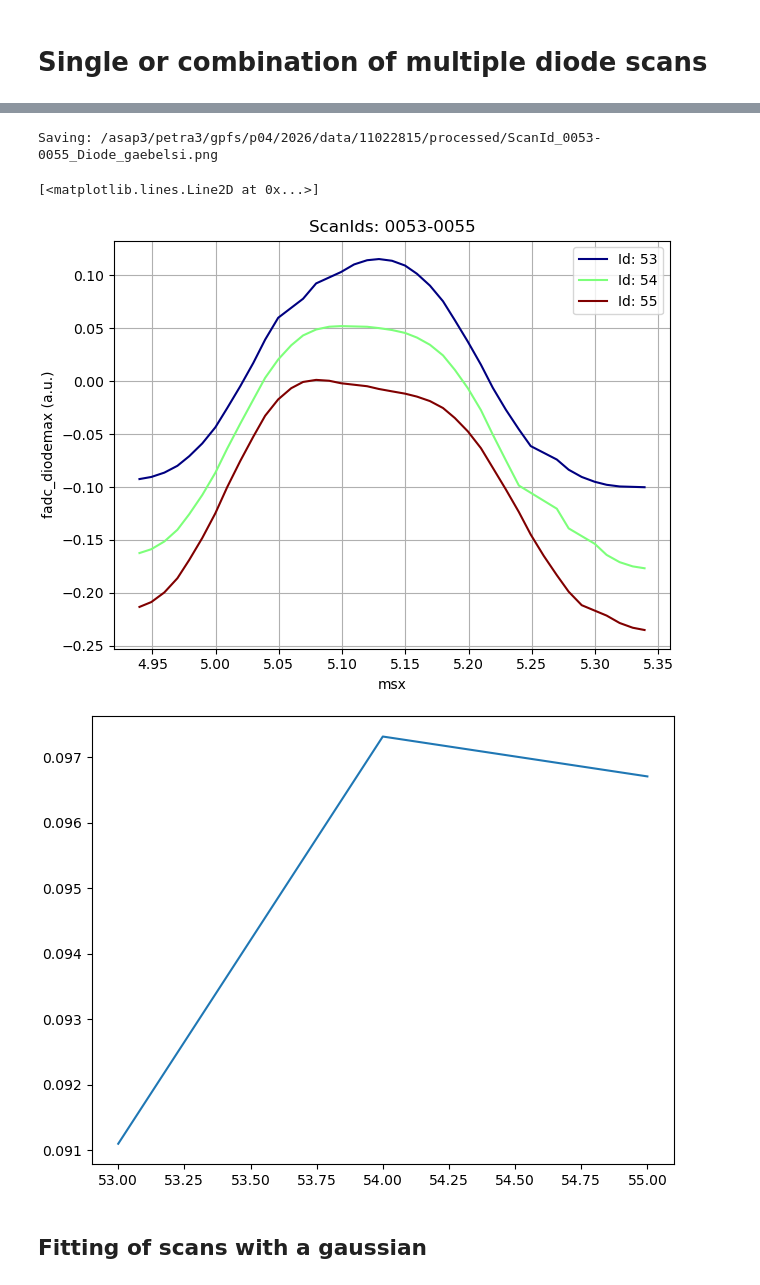
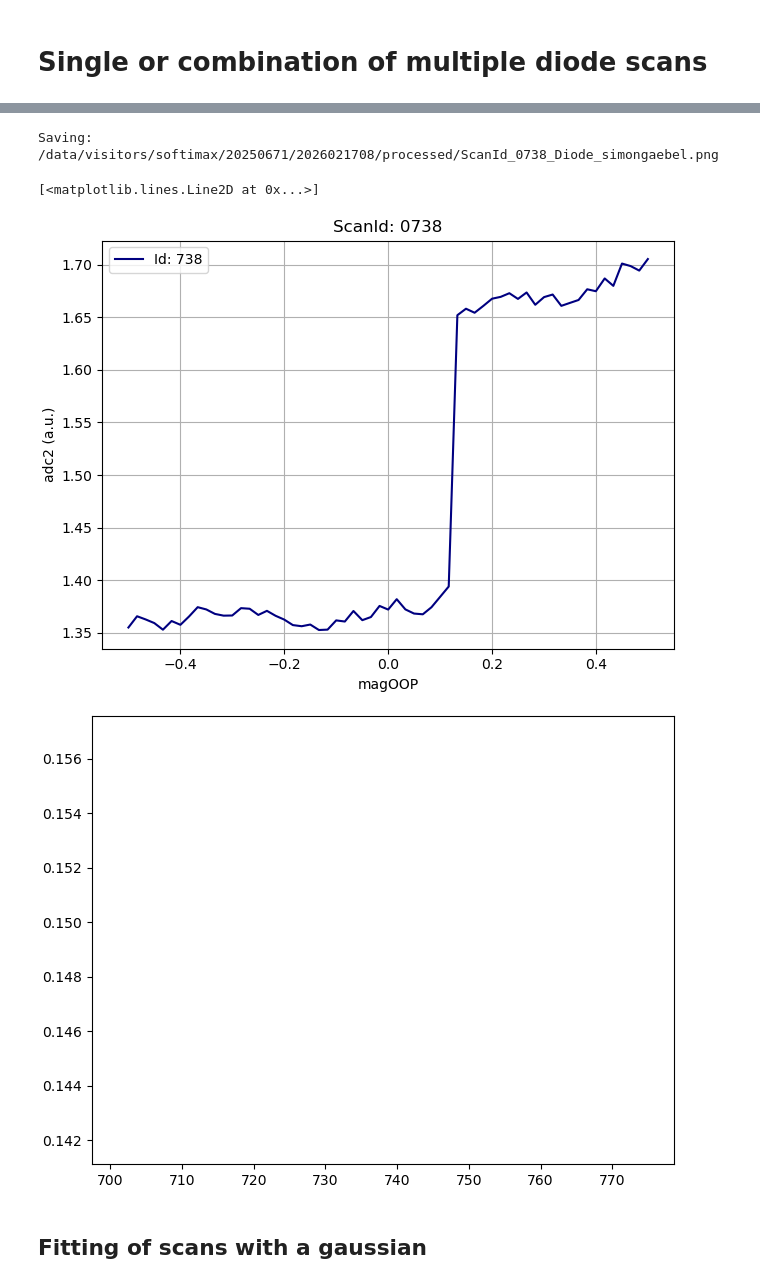
Before and after one commit to riccbatt/FTH-Phase-Retrieval-2609-SOLEIL-SEXTANTS, a Jupyter notebook: Diode_Scans.ipynb, the cells around one changed output, grey strips where cells are left out. Cells and saved outputs as stored; diff of their text form; code cells hidden in the pictures.

Commit message:
Setup of fast CDI, Diode scans

```diff
--- a/Diode_Scans.ipynb
+++ b/Diode_Scans.ipynb
@@ -248,10 +437,10 @@ load_data(2029)
 # %%
 # Add scan numbers to combine in single plot
-scan_ids = np.arange(2029, 2088)#np.arange(53, 68+1)
+scan_ids = [738]#np.arange(221, 225)#np.arange(53, 68+1)
 
 # keys from nxs files (if you are not sure, which you need, open nexus files from beamtime folder and navigate through keys `2310_P04_FGT/raw/FGT`)
-data_key_x = "cryoin4"  # "mx" # "br1_master", "sx", "sy"
-data_key_y = "fadc_diodemax"  # "adc_beck_femto_diodemax"#"mx"#"sz"#fADC_diodemax
+data_key_x = "magOOP"  # "mx" # "br1_master", "sx", "sy"
+data_key_y = "adc2"  # "adc_beck_femto_diodemax"#"mx"#"sz"#fADC_diodemax
 
 # Normalization of diode signal with I0, e.g., with petra current or gold mesh (needs to be inserted during scan)
 normalization = False
@@ -267,3 +456,7 @@ for scan_id in tqdm(scan_ids):
         norm.append(load_data(scan_id)[data_key_norm])
     else:
         norm.append(np.ones(ydata[-1].shape))
+
+plt.figure()
+for i, scan_id in enumerate(scan_ids):
+    plt.plot(xdata[i], ydata[i])
@@ -296,25 +465,3 @@ error
-# %%
-# Add scan numbers to combine in single plot
-scan_ids = [2025]#np.arange(53, 68+1)
-
-# keys from nxs files (if you are not sure, which you need, open nexus files from beamtime folder and navigate through keys `2310_P04_FGT/raw/FGT`)
-data_key_x = "point_nb"  # "mx" # "br1_master", "sx", "sy"
-data_key_y = "fadc_diodemax"  # "adc_beck_femto_diodemax"#"mx"#"sz"#fADC_diodemax
-
-# Normalization of diode signal with I0, e.g., with petra current or gold mesh (needs to be inserted during scan)
-normalization = False
-data_key_norm = "fadc_goldmesh"  # "petra_curr"
-
-# Load data
-xdata, ydata, norm = [], [], []
-for scan_id in tqdm(scan_ids):
-    xdata.append(load_data(scan_id)[data_key_x])
-    ydata.append(load_data(scan_id)[data_key_y])
-
-    if normalization is True:
-        norm.append(load_data(scan_id)[data_key_norm])
-    else:
-        norm.append(np.ones(ydata[-1].shape))
 # %%
 # Filter values from ydata which are only zeros
 for i, scan_id in enumerate(scan_ids):
@@ -410,39 +492,39 @@ amps = []
 for i, _ in enumerate(scan_ids):
     ax.plot(
         xdata[i],
-        gaussian_filter1d(ydata[i] / norm[i]-np.mean(ydata[i])-i/20, 3),
+        ydata[i],
         "-",
         markersize=2,
         label="Id: %d" % scan_ids[i],
         color=colors[i],
     )
     amps.append(np.std(ydata[i]))
 
 # Plotting options
 ax.set_title(title)
 ax.set_xlabel(data_key_x)
 ax.grid()
 ax.legend()
 
 
 
 # Different label with and without normalization
 if normalization is True:
     ax.set_ylabel(data_key_y + " (normalized by %s)" % data_key_norm, fontsize=7)
 else:
     ax.set_ylabel(data_key_y + " (a.u.)")
 
 # Save plot
 print("Saving: %s" % fname)
 plt.savefig(fname, dpi=300)
 
 plt.figure()
 plt.plot(scan_ids, amps)
 # %% [output]
-Saving: /asap3/petra3/gpfs/p04/2026/data/11022815/processed/ScanId_0053-0055_Diode_gaebelsi.png
+Saving: /data/visitors/softimax/20250671/2026021708/processed/ScanId_0738_Diode_simongaebel.png
 [<matplotlib.lines.Line2D at 0x...>]
-[figure, old version]
+[figure, new version]
-[figure, old version]
+[figure, new version]
 # %% [markdown]
 ## Fitting of scans with a gaussian
 # %%
```
Also changed, not shown: parts of 13 cells of this notebook, 2 other files.
